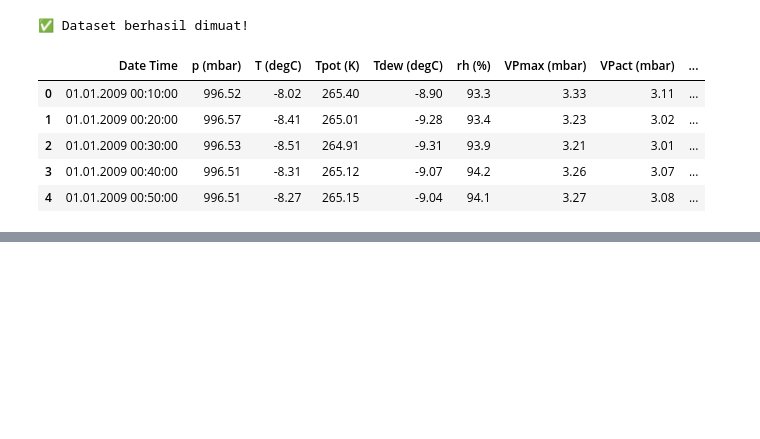
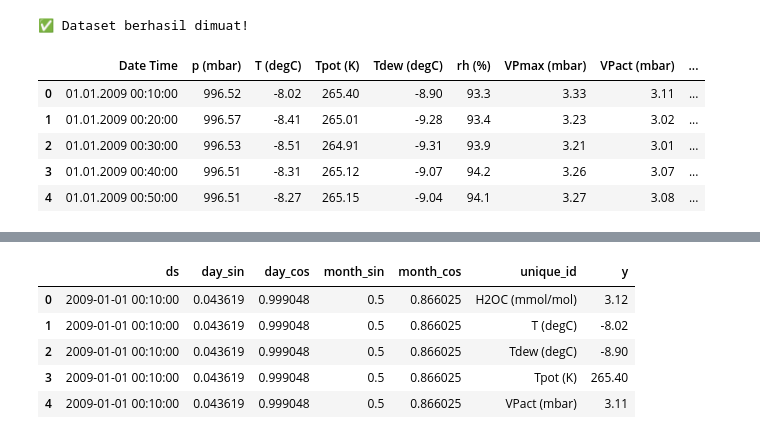
Before and after one commit to zeerei97/Max-Plank-Weather-using-iTransformer-PatchTST-DLinear-N-HiTS-dan-GRU, a Jupyter notebook: max_plank_weather/main.ipynb, the cells around one changed output, grey strips where cells are left out. Cells and saved outputs as stored; diff of their text form; code cells hidden in the pictures; blank space fills up the shorter version.

```diff
--- a/max_plank_weather/main.ipynb
+++ b/max_plank_weather/main.ipynb
@@ -200,0 +227,9 @@ Exception: you must define `n_windows` or `test_size` but not both
+# %%
+df_long.head()
+# %% [output]
+|  | ds | day_sin | day_cos | month_sin | month_cos | unique_id | y |
+| 0 | 2009-01-01 00:10:00 | 0.043619 | 0.999048 | 0.5 | 0.866025 | H2OC (mmol/mol) | 3.12 |
+| 1 | 2009-01-01 00:10:00 | 0.043619 | 0.999048 | 0.5 | 0.866025 | T (degC) | -8.02 |
+| 2 | 2009-01-01 00:10:00 | 0.043619 | 0.999048 | 0.5 | 0.866025 | Tdew (degC) | -8.90 |
+| 3 | 2009-01-01 00:10:00 | 0.043619 | 0.999048 | 0.5 | 0.866025 | Tpot (K) | 265.40 |
+| 4 | 2009-01-01 00:10:00 | 0.043619 | 0.999048 | 0.5 | 0.866025 | VPact (mbar) | 3.11 |
```
Also changed, not shown: parts of 1 cell of this notebook, 17 other files.
